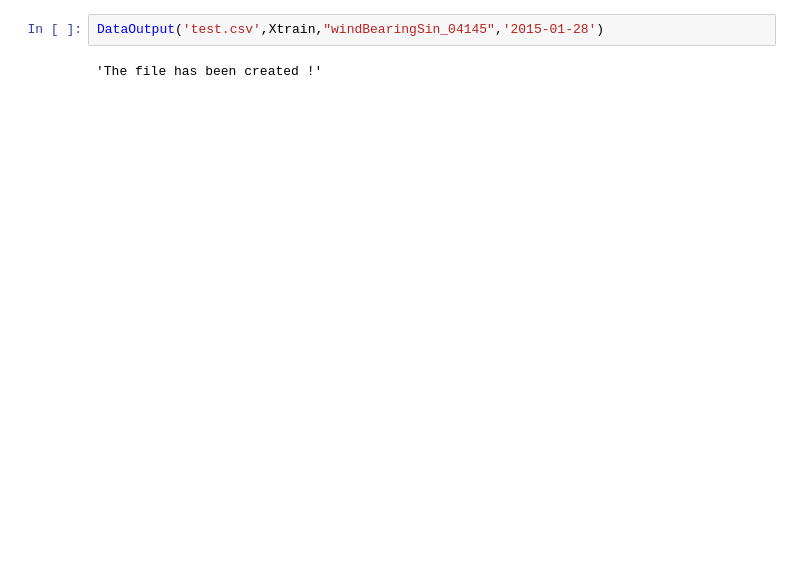
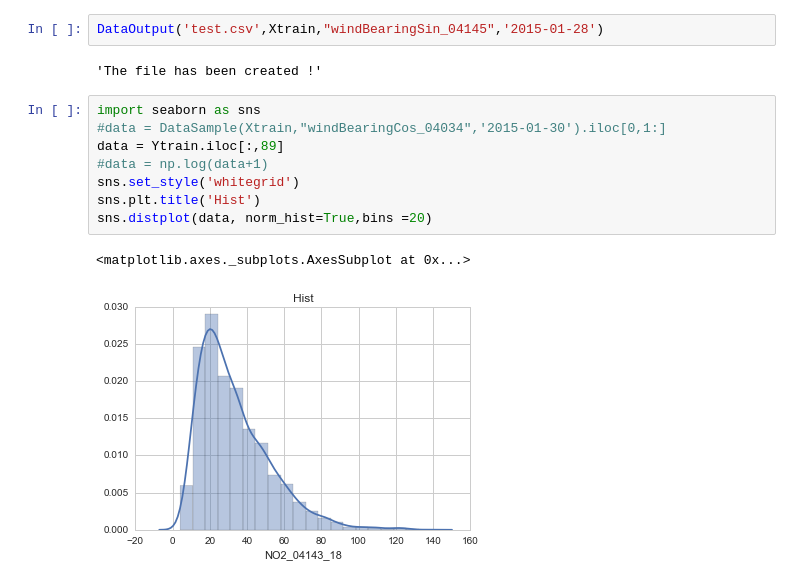
Before and after one commit to MGIMM/Predict-pollution-in-an-asian-megacity, a Jupyter notebook: Preliminary Analysis.ipynb, the cells around one changed output. Saved outputs shown, nothing was run; the diff lists cells and outputs as text; blank space fills up the shorter version.

Commit message:
add plot function

```diff
--- a/Preliminary Analysis.ipynb
+++ b/Preliminary Analysis.ipynb
@@ -78,3 +67,14 @@ DataSample(Xtrain,"windBearingSin_04145",'2015-01-28')
 DataOutput('test.csv',Xtrain,"windBearingSin_04145",'2015-01-28')
 # %% [output]
 'The file has been created !'
+# %%
+import seaborn as sns
+#data = DataSample(Xtrain,"windBearingCos_04034",'2015-01-30').iloc[0,1:]
+data = Ytrain.iloc[:,89]
+#data = np.log(data+1)
+sns.set_style('whitegrid')
+sns.plt.title('Hist')
+sns.distplot(data, norm_hist=True,bins =20)
+# %% [output]
+<matplotlib.axes._subplots.AxesSubplot at 0x...>
+[figure, added]
```
Also changed, not shown: parts of 8 cells of this notebook, 1 other file.
